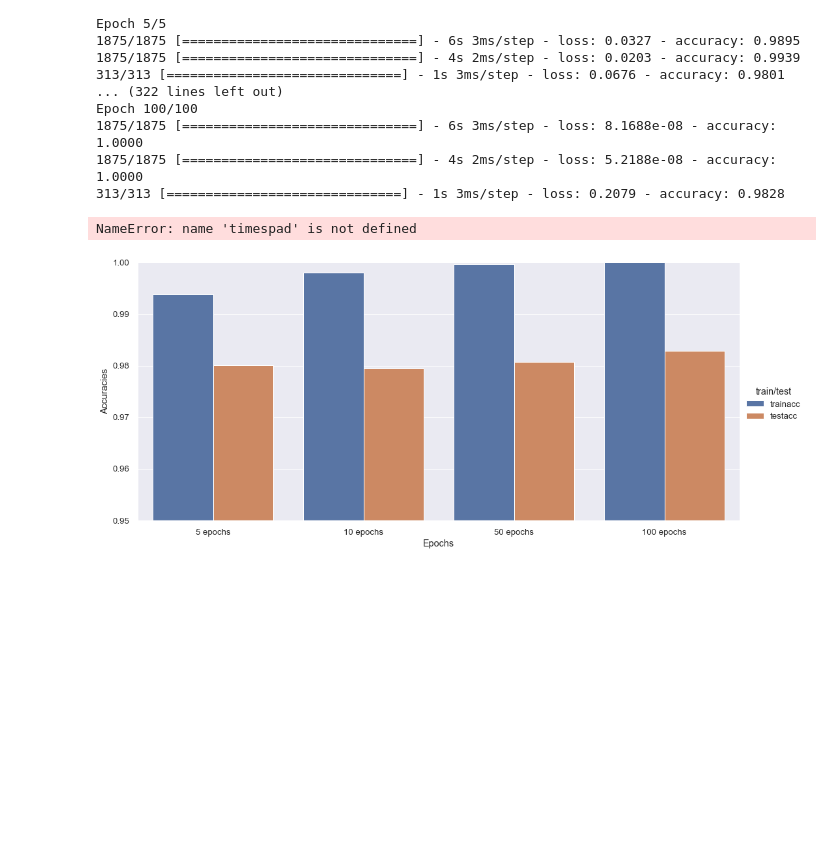
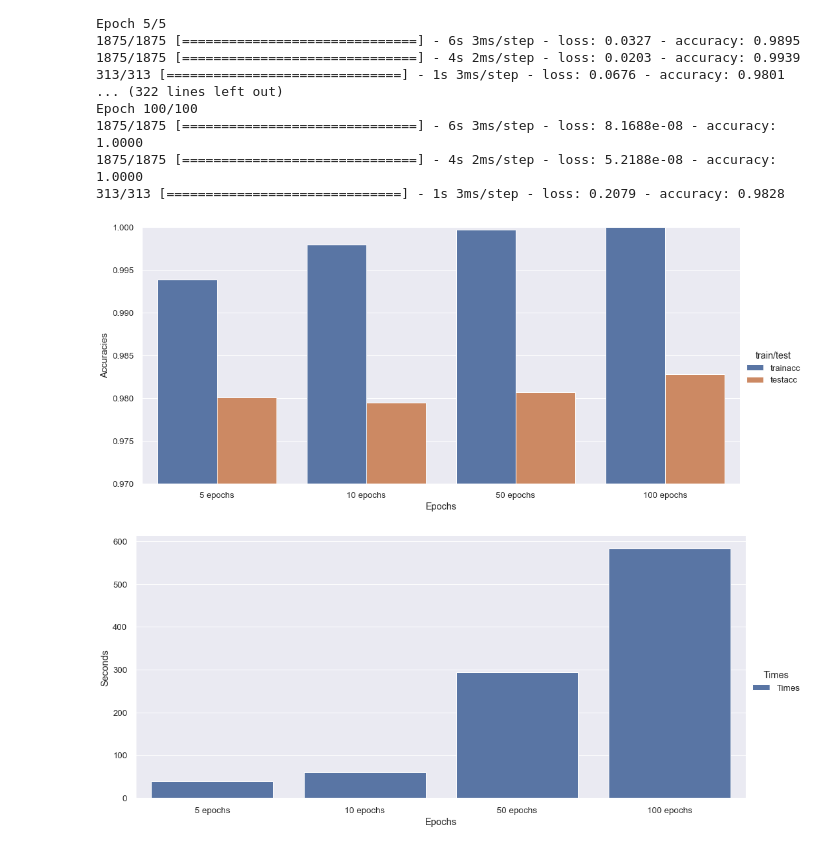
Before and after one commit to jatingupta-2000/DL-Labs, a Jupyter notebook: E18CSE140_DL_Lab7.ipynb, the cells around one changed output. Drawn from its saved outputs; the diff is of its cells as text; code cells hidden in the pictures; blank space fills up the shorter version.

Commit message:
Added plot for epochs

```diff
--- a/E18CSE140_DL_Lab7.ipynb
+++ b/E18CSE140_DL_Lab7.ipynb
@@ -717,22 +717,22 @@ Epoch 100/100
 # %%
 import matplotlib.pyplot as plt
 import seaborn as sns
 plt.style.use('seaborn')
 sns.set(font_scale=1.2)
 data={'Epochs':[str(i)+" epochs" for i in epochs]
       ,'trainacc':epochtrainacc
       ,'testacc':epochtestacc}
 df=pd.DataFrame(data)
 df = pd.melt(df, id_vars="Epochs", var_name="train/test", value_name="Accuracies")
 nls=sns.catplot(x='Epochs', y='Accuracies', hue='train/test',
             data=df, kind='bar',height=6.27, aspect=13.7/6.27)
-nls.set(ylim=(0.95,1))
+nls.set(ylim=(0.97,1))
 data={'Epochs':[str(i)+" epochs" for i in epochs]
       ,'Times':epochtimes}
 df=pd.DataFrame(data)
 df = pd.melt(df, id_vars="Epochs", var_name="Times", value_name="Seconds")
 nls=sns.catplot(x='Epochs', y='Seconds', hue='Times',
             data=df, kind='bar',height=6.27, aspect=13.7/6.27)
 # %% [output]
-NameError: name 'timespad' is not defined
-[figure, old version]
+[figure, new version]
+[figure, added]
```
